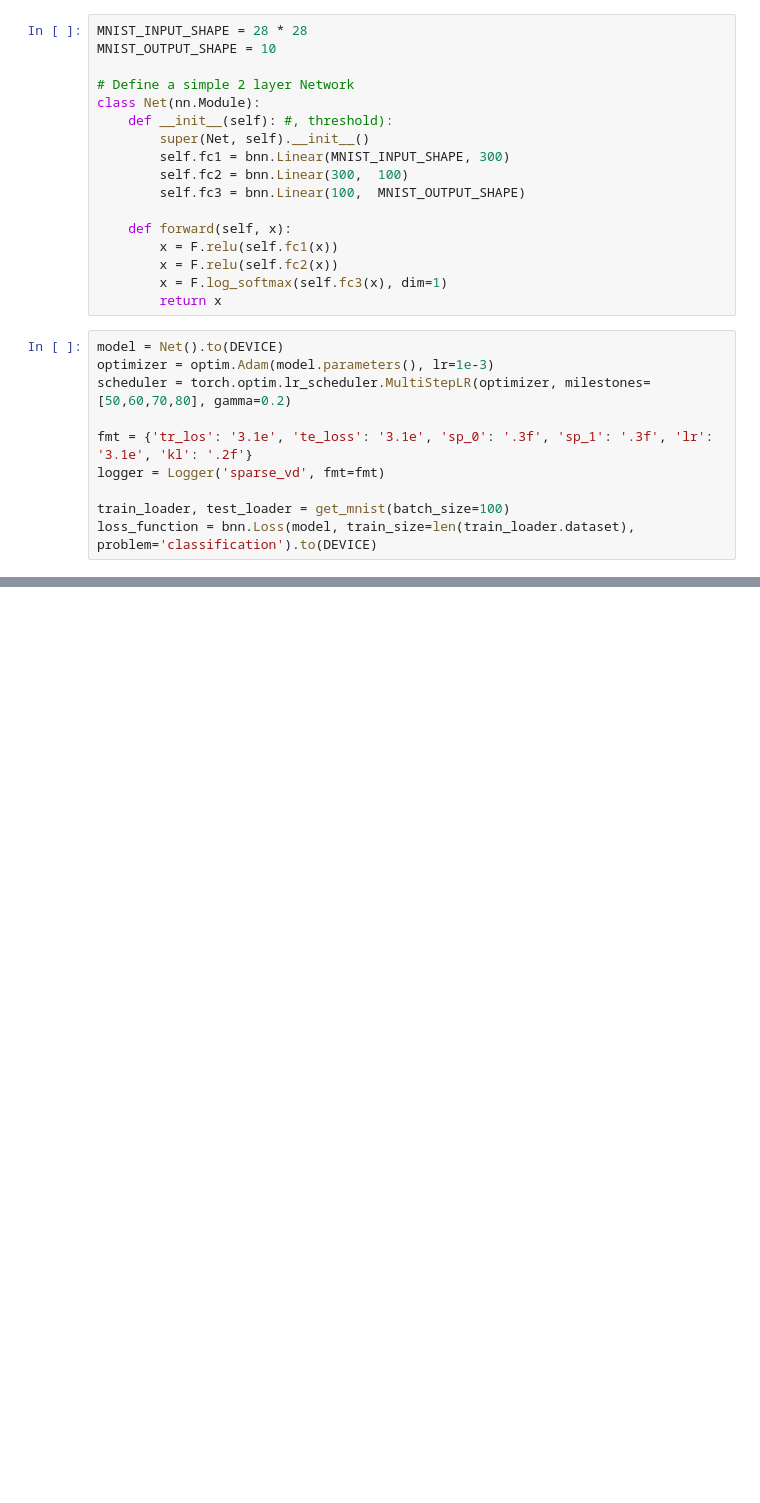
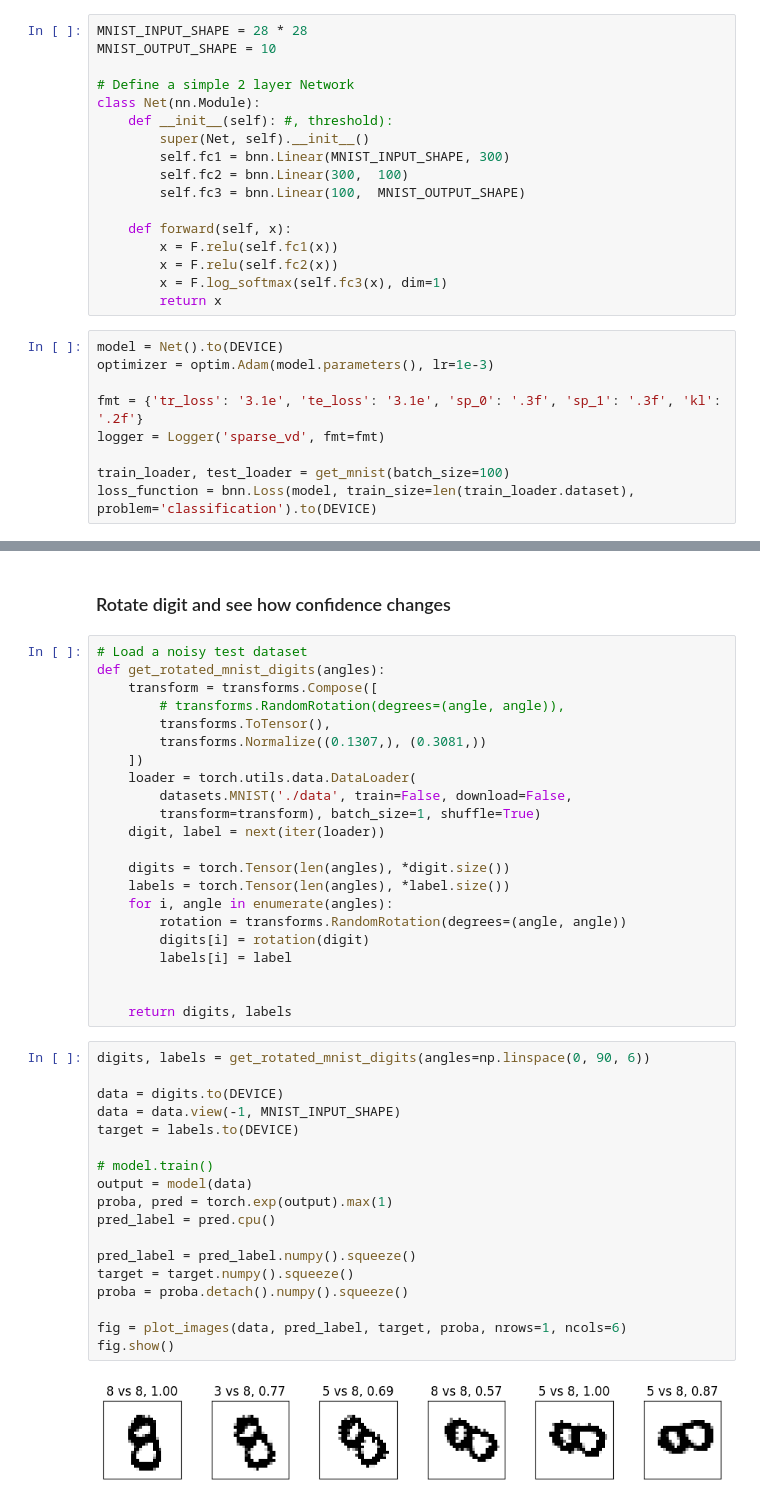
Before and after one commit to akarakulev/bnn, a Jupyter notebook: Classification.ipynb, the cells around one changed output, grey strips where cells are left out. Drawn from its saved outputs; the diff is of its cells as text; blank space fills up the shorter version.

```diff
--- a/Classification.ipynb
+++ b/Classification.ipynb
@@ -50,9 +50,8 @@ class Net(nn.Module):
 # %%
 model = Net().to(DEVICE)
 optimizer = optim.Adam(model.parameters(), lr=1e-3)
-scheduler = torch.optim.lr_scheduler.MultiStepLR(optimizer, milestones=[50,60,70,80], gamma=0.2)
 
-fmt = {'tr_los': '3.1e', 'te_loss': '3.1e', 'sp_0': '.3f', 'sp_1': '.3f', 'lr': '3.1e', 'kl': '.2f'}
+fmt = {'tr_loss': '3.1e', 'te_loss': '3.1e', 'sp_0': '.3f', 'sp_1': '.3f', 'kl': '.2f'}
 logger = Logger('sparse_vd', fmt=fmt)
 
 train_loader, test_loader = get_mnist(batch_size=100)
@@ -166,0 +163,44 @@ fig.show()
+# %% [markdown]
+### Rotate digit and see how confidence changes
+# %%
+# Load a noisy test dataset
+def get_rotated_mnist_digits(angles):
+    transform = transforms.Compose([
+        # transforms.RandomRotation(degrees=(angle, angle)),
+        transforms.ToTensor(),
+        transforms.Normalize((0.1307,), (0.3081,))
+    ])
+    loader = torch.utils.data.DataLoader(
+        datasets.MNIST('./data', train=False, download=False,
+        transform=transform), batch_size=1, shuffle=True)
+    digit, label = next(iter(loader))
+
+    digits = torch.Tensor(len(angles), *digit.size())
+    labels = torch.Tensor(len(angles), *label.size())
+    for i, angle in enumerate(angles):
+        rotation = transforms.RandomRotation(degrees=(angle, angle))
+        digits[i] = rotation(digit)
+        labels[i] = label
+
+
+    return digits, labels
+# %%
+digits, labels = get_rotated_mnist_digits(angles=np.linspace(0, 90, 6))
+
+data = digits.to(DEVICE)
+data = data.view(-1, MNIST_INPUT_SHAPE)
+target = labels.to(DEVICE)
+
+# model.train()
+output = model(data)
+proba, pred = torch.exp(output).max(1)
+pred_label = pred.cpu()
+
+pred_label = pred_label.numpy().squeeze()
+target = target.numpy().squeeze()
+proba = proba.detach().numpy().squeeze()
+
+fig = plot_images(data, pred_label, target, proba, nrows=1, ncols=6)
+fig.show()
+# %% [output]
+[figure, added]
```
Also changed, not shown: parts of 4 cells of this notebook, 4 other files.
